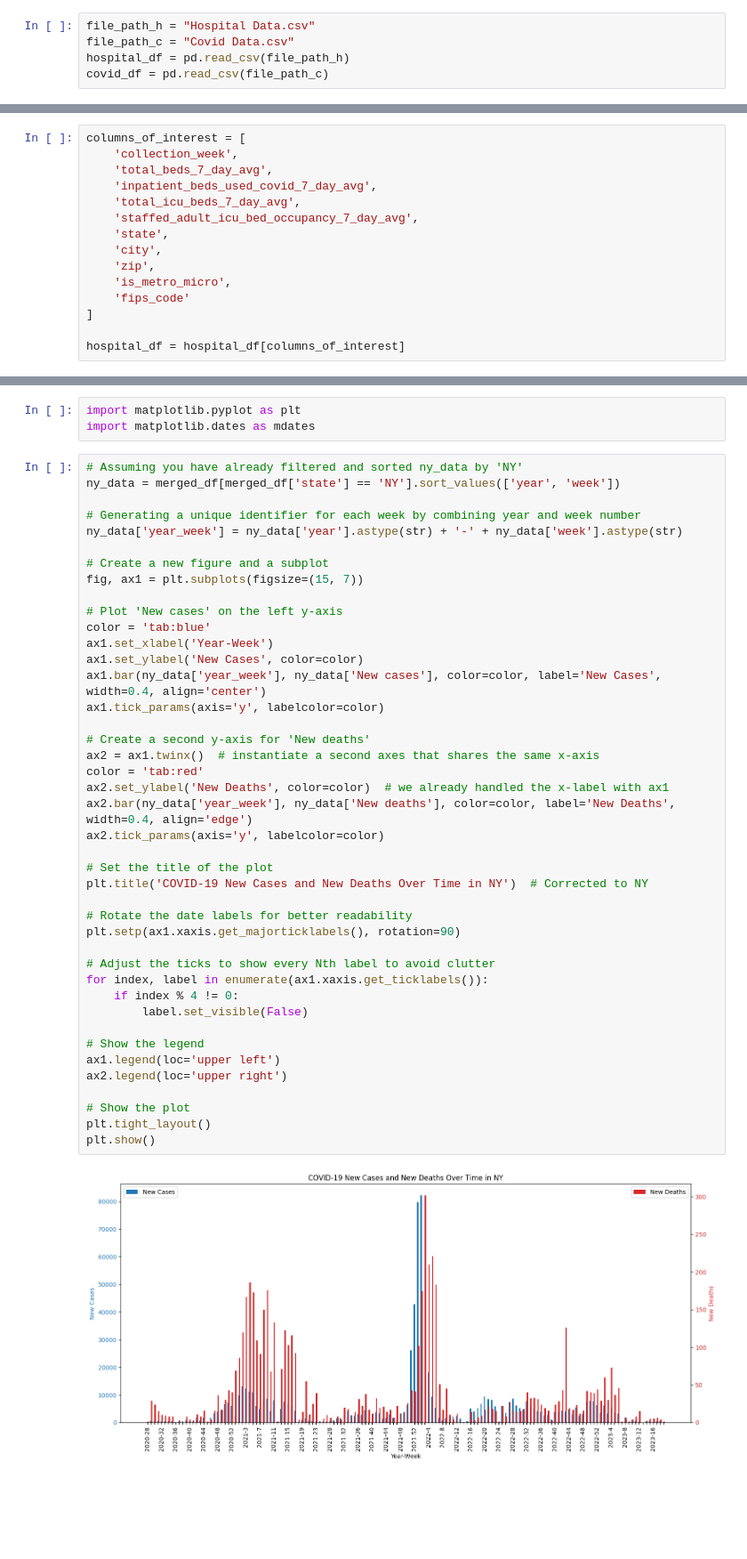
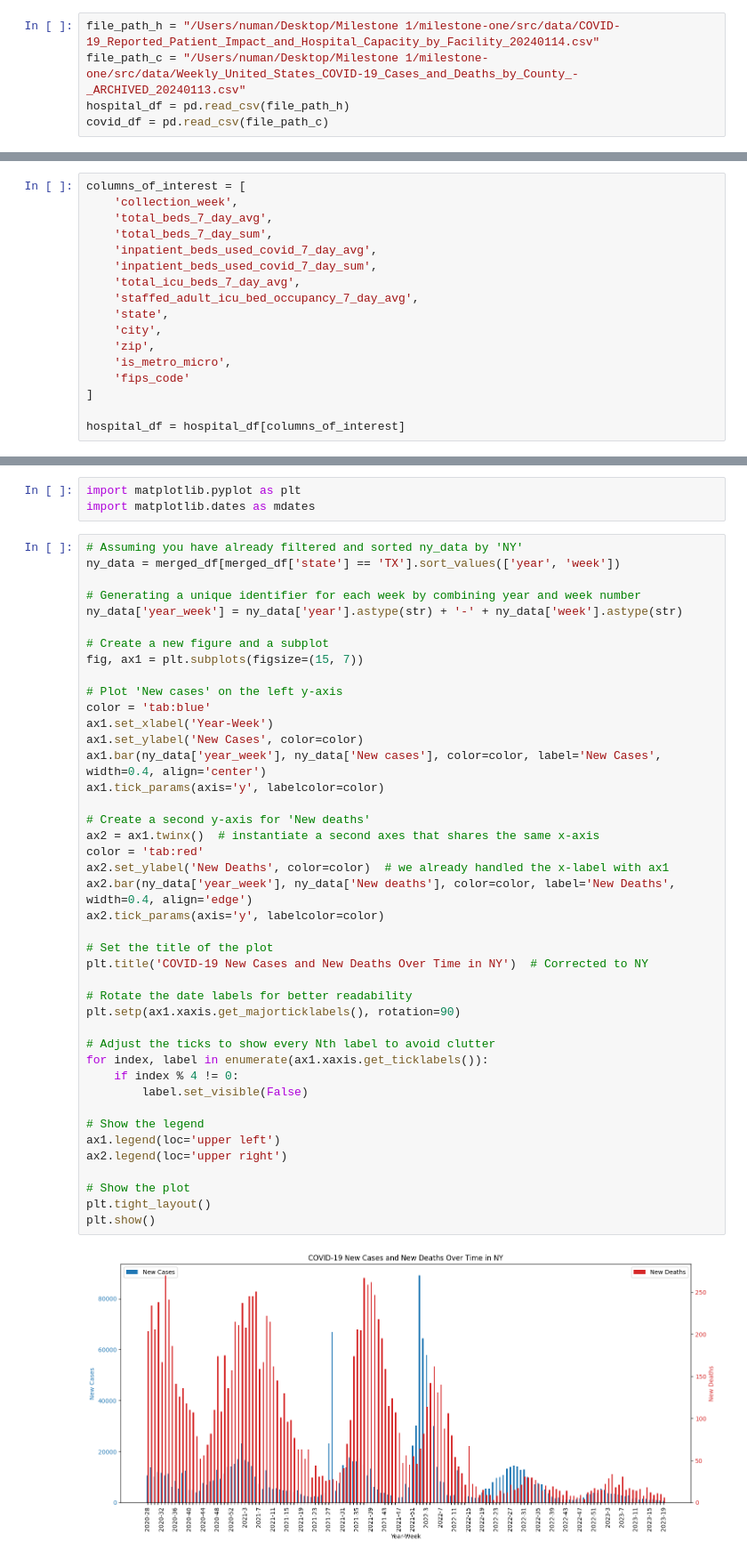
Before and after one commit to zymoncone/milestone-one, a Jupyter notebook: src/exploration_numan.ipynb, the cells around one changed output, grey strips where cells are left out. Shown: that part at 89% size. Cells and saved outputs as stored; diff of their text form; blank space fills up the shorter version.

```diff
--- a/src/exploration_numan.ipynb
+++ b/src/exploration_numan.ipynb
@@ -1,8 +1,8 @@
 # %%
 import pandas as pd
 # %%
-file_path_h = "Hospital Data.csv"
-file_path_c = "Covid Data.csv"
+file_path_h = "/Users/numan/Desktop/Milestone 1/milestone-one/src/data/COVID-19_Reported_Patient_Impact_and_Hospital_Capacity_by_Facility_20240114.csv"
+file_path_c = "/Users/numan/Desktop/Milestone 1/milestone-one/src/data/Weekly_United_States_COVID-19_Cases_and_Deaths_by_County_-_ARCHIVED_20240113.csv"
 hospital_df = pd.read_csv(file_path_h)
 covid_df = pd.read_csv(file_path_c)
 # %%
@@ -18,7 +18,9 @@ for column in hospital_df.columns:
 columns_of_interest = [
     'collection_week',
     'total_beds_7_day_avg',
+    'total_beds_7_day_sum',
     'inpatient_beds_used_covid_7_day_avg',
+    'inpatient_beds_used_covid_7_day_sum',
     'total_icu_beds_7_day_avg',
     'staffed_adult_icu_bed_occupancy_7_day_avg',
     'state',
@@ -115,7 +117,7 @@ import matplotlib.pyplot as plt
 import matplotlib.dates as mdates
 # %%
 # Assuming you have already filtered and sorted ny_data by 'NY'
-ny_data = merged_df[merged_df['state'] == 'NY'].sort_values(['year', 'week'])
+ny_data = merged_df[merged_df['state'] == 'TX'].sort_values(['year', 'week'])
 
 # Generating a unique identifier for each week by combining year and week number
 ny_data['year_week'] = ny_data['year'].astype(str) + '-' + ny_data['week'].astype(str)
@@ -129,34 +131,34 @@ ax1.set_xlabel('Year-Week')
 ax1.set_ylabel('New Cases', color=color)
 ax1.bar(ny_data['year_week'], ny_data['New cases'], color=color, label='New Cases', width=0.4, align='center')
 ax1.tick_params(axis='y', labelcolor=color)
 
 # Create a second y-axis for 'New deaths'
 ax2 = ax1.twinx()  # instantiate a second axes that shares the same x-axis
 color = 'tab:red'
 ax2.set_ylabel('New Deaths', color=color)  # we already handled the x-label with ax1
 ax2.bar(ny_data['year_week'], ny_data['New deaths'], color=color, label='New Deaths', width=0.4, align='edge')
 ax2.tick_params(axis='y', labelcolor=color)
 
 # Set the title of the plot
 plt.title('COVID-19 New Cases and New Deaths Over Time in NY')  # Corrected to NY
 
 # Rotate the date labels for better readability
 plt.setp(ax1.xaxis.get_majorticklabels(), rotation=90)
 
 # Adjust the ticks to show every Nth label to avoid clutter
 for index, label in enumerate(ax1.xaxis.get_ticklabels()):
     if index % 4 != 0:
         label.set_visible(False)
 
 # Show the legend
 ax1.legend(loc='upper left')
 ax2.legend(loc='upper right')
 
 # Show the plot
 plt.tight_layout()
 plt.show()
 # %% [output]
-[figure, old version]
+[figure, new version]
 # %%
 print(merged_df['collection_week'].min())
 # %% [output]
```
Also changed, not shown: parts of 6 cells of this notebook, 2 other files.
